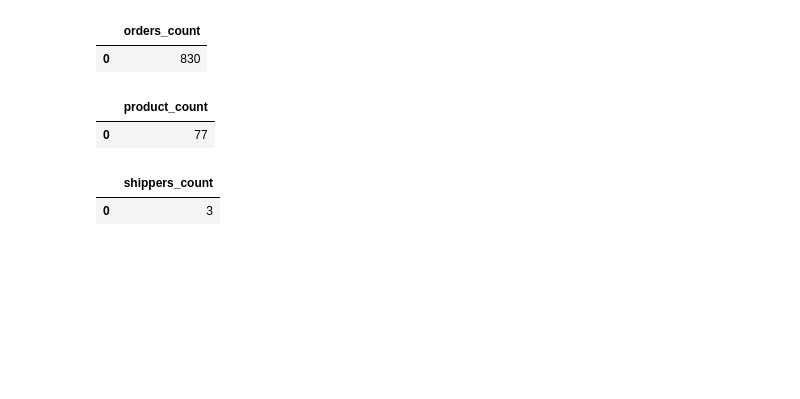
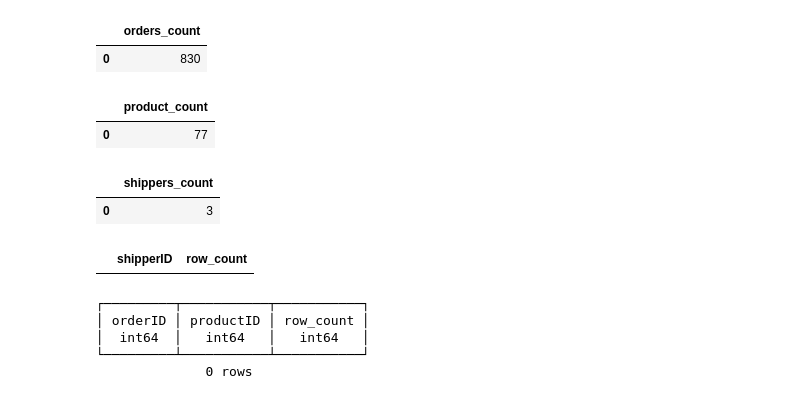
Before and after one commit to jasmeet1234/Sales-Analysis-Northwind-Traders, a Jupyter notebook: notebooks/duckdb_setup.ipynb, the cells around one changed output. Cells and saved outputs as stored; diff of their text form; code cells hidden in the pictures; blank space fills up the shorter version.

```diff
--- a/notebooks/duckdb_setup.ipynb
+++ b/notebooks/duckdb_setup.ipynb
@@ -188,3 +188,35 @@ md_table = df.to_markdown(index=False)
 with observations_file.open("a", encoding="utf-8") as f:
     f.write("\n\n# Data Dictionary\n\n")
     f.write(md_table)
+# %%
+con.sql("""
+SELECT
+    shipperID,
+    COUNT(*) AS row_count
+FROM shippers
+GROUP BY shipperID
+HAVING COUNT(*) > 1;
+""").df()
+
+#checked for uniqness for the Primary Key for all tables
+# %% [output]
+|  | shipperID | row_count |
+# %%
+# order_details has a composite primary key of orderID and productID, so we need to check for duplicates based on both columns together
+
+con.sql("""
+
+SELECT
+    orderID,
+    productID,
+    COUNT(*) AS row_count
+FROM order_details
+GROUP BY orderID, productID
+HAVING COUNT(*) > 1;
+        """)
+# %% [output]
+┌─────────┬───────────┬───────────┐
+│ orderID │ productID │ row_count │
+│  int64  │   int64   │   int64   │
+└─────────┴───────────┴───────────┘
+              0 rows
```
Also changed, not shown: parts of 2 cells of this notebook, 2 other files.
